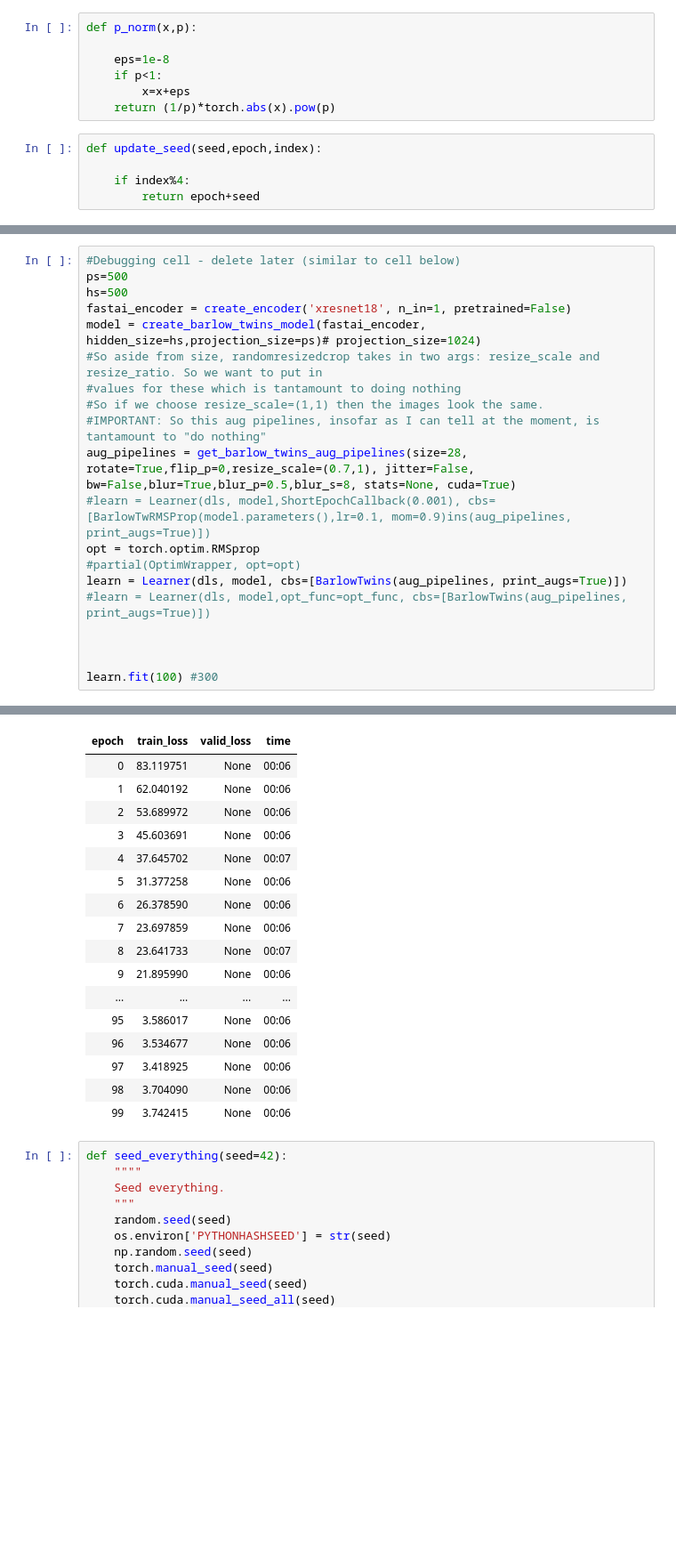
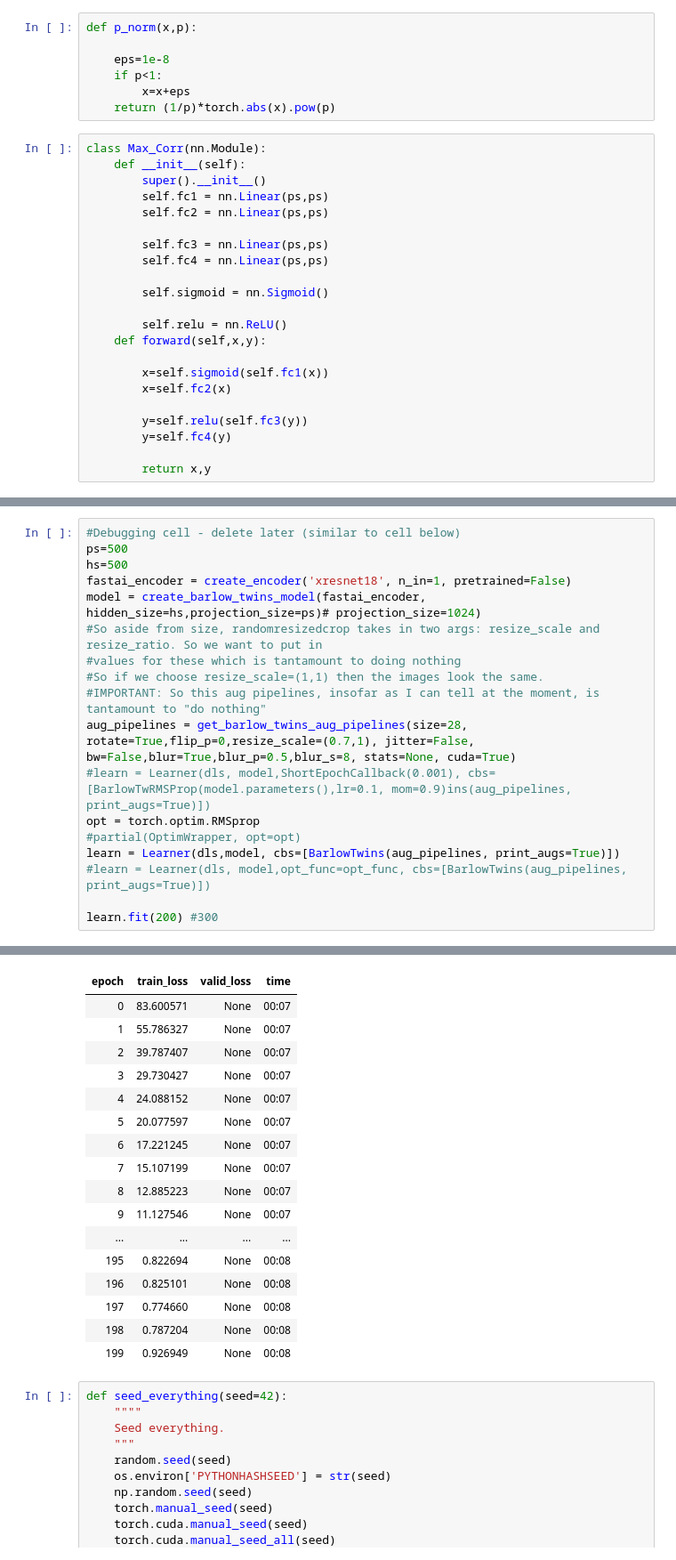
Before and after one commit to hamish-haggerty/AI-hacking, a Jupyter notebook: SSL/BT_MNIST_new2.ipynb, the cells around one changed output, grey strips where cells are left out. Shown at 89% size. Drawn from its saved outputs; the diff is of its cells as text; blank space fills up the shorter version.

```diff
--- a/SSL/BT_MNIST_new2.ipynb
+++ b/SSL/BT_MNIST_new2.ipynb
@@ -206,8 +147,25 @@ def p_norm(x,p):
     if p<1:
         x=x+eps
     return (1/p)*torch.abs(x).pow(p)
-# %%
-def update_seed(seed,epoch,index):
-
-    if index%4:
-        return epoch+seed
+# %%
+class Max_Corr(nn.Module):
+    def __init__(self):
+        super().__init__()
+        self.fc1 = nn.Linear(ps,ps)
+        self.fc2 = nn.Linear(ps,ps)
+
+        self.fc3 = nn.Linear(ps,ps)
+        self.fc4 = nn.Linear(ps,ps)
+
+        self.sigmoid = nn.Sigmoid()
+
+        self.relu = nn.ReLU()
+    def forward(self,x,y):
+
+        x=self.sigmoid(self.fc1(x))
+        x=self.fc2(x)
+
+        y=self.relu(self.fc3(y))
+        y=self.fc4(y)
+
+        return x,y
@@ -340,43 +385,41 @@ class BarlowTwins(Callback):
 # %%
 #Debugging cell - delete later (similar to cell below)
 ps=500
 hs=500
 fastai_encoder = create_encoder('xresnet18', n_in=1, pretrained=False)
 model = create_barlow_twins_model(fastai_encoder, hidden_size=hs,projection_size=ps)# projection_size=1024)
 #So aside from size, randomresizedcrop takes in two args: resize_scale and resize_ratio. So we want to put in
 #values for these which is tantamount to doing nothing
 #So if we choose resize_scale=(1,1) then the images look the same.
 #IMPORTANT: So this aug pipelines, insofar as I can tell at the moment, is tantamount to "do nothing"
 aug_pipelines = get_barlow_twins_aug_pipelines(size=28, rotate=True,flip_p=0,resize_scale=(0.7,1), jitter=False, bw=False,blur=True,blur_p=0.5,blur_s=8, stats=None, cuda=True)
 #learn = Learner(dls, model,ShortEpochCallback(0.001), cbs=[BarlowTwRMSProp(model.parameters(),lr=0.1, mom=0.9)ins(aug_pipelines, print_augs=True)])
 opt = torch.optim.RMSprop
 #partial(OptimWrapper, opt=opt)
-learn = Learner(dls, model, cbs=[BarlowTwins(aug_pipelines, print_augs=True)])
+learn = Learner(dls,model, cbs=[BarlowTwins(aug_pipelines, print_augs=True)])
 #learn = Learner(dls, model,opt_func=opt_func, cbs=[BarlowTwins(aug_pipelines, print_augs=True)])
 
-
-
-learn.fit(100) #300
+learn.fit(200) #300
 # %% [output]
 Pipeline: RandomResizedCrop -> RandomHorizontalFlip -> RandomGaussianBlur -- {'p': 0.5, 's': 8, 'same_on_batch': False} -> Rotate -- {'size': None, 'mode': 'bilinear', 'pad_mode': 'reflection', 'mode_ ...
 Pipeline: RandomResizedCrop -> RandomHorizontalFlip -> RandomGaussianBlur -- {'p': 0.5, 's': 8, 'same_on_batch': False} -> Rotate -- {'size': None, 'mode': 'bilinear', 'pad_mode': 'reflection', 'mode_ ...
 | epoch | train_loss | valid_loss | time |
-| 0 | 83.119751 | None | 00:06 |
-| 1 | 62.040192 | None | 00:06 |
-| 2 | 53.689972 | None | 00:06 |
-| 3 | 45.603691 | None | 00:06 |
-| 4 | 37.645702 | None | 00:07 |
-| 5 | 31.377258 | None | 00:06 |
-| 6 | 26.378590 | None | 00:06 |
-| 7 | 23.697859 | None | 00:06 |
-| 8 | 23.641733 | None | 00:07 |
-| 9 | 21.895990 | None | 00:06 |
+| 0 | 83.600571 | None | 00:07 |
+| 1 | 55.786327 | None | 00:07 |
+| 2 | 39.787407 | None | 00:07 |
+| 3 | 29.730427 | None | 00:07 |
+| 4 | 24.088152 | None | 00:07 |
+| 5 | 20.077597 | None | 00:07 |
+| 6 | 17.221245 | None | 00:07 |
+| 7 | 15.107199 | None | 00:07 |
+| 8 | 12.885223 | None | 00:07 |
+| 9 | 11.127546 | None | 00:07 |
 | ... | ... | ... | ... |
-| 95 | 3.586017 | None | 00:06 |
-| 96 | 3.534677 | None | 00:06 |
-| 97 | 3.418925 | None | 00:06 |
-| 98 | 3.704090 | None | 00:06 |
-| 99 | 3.742415 | None | 00:06 |
+| 195 | 0.822694 | None | 00:08 |
+| 196 | 0.825101 | None | 00:08 |
+| 197 | 0.774660 | None | 00:08 |
+| 198 | 0.787204 | None | 00:08 |
+| 199 | 0.926949 | None | 00:08 |
 # %%
 def seed_everything(seed=42):
     """"
```
Also changed, not shown: parts of 23 cells of this notebook.
